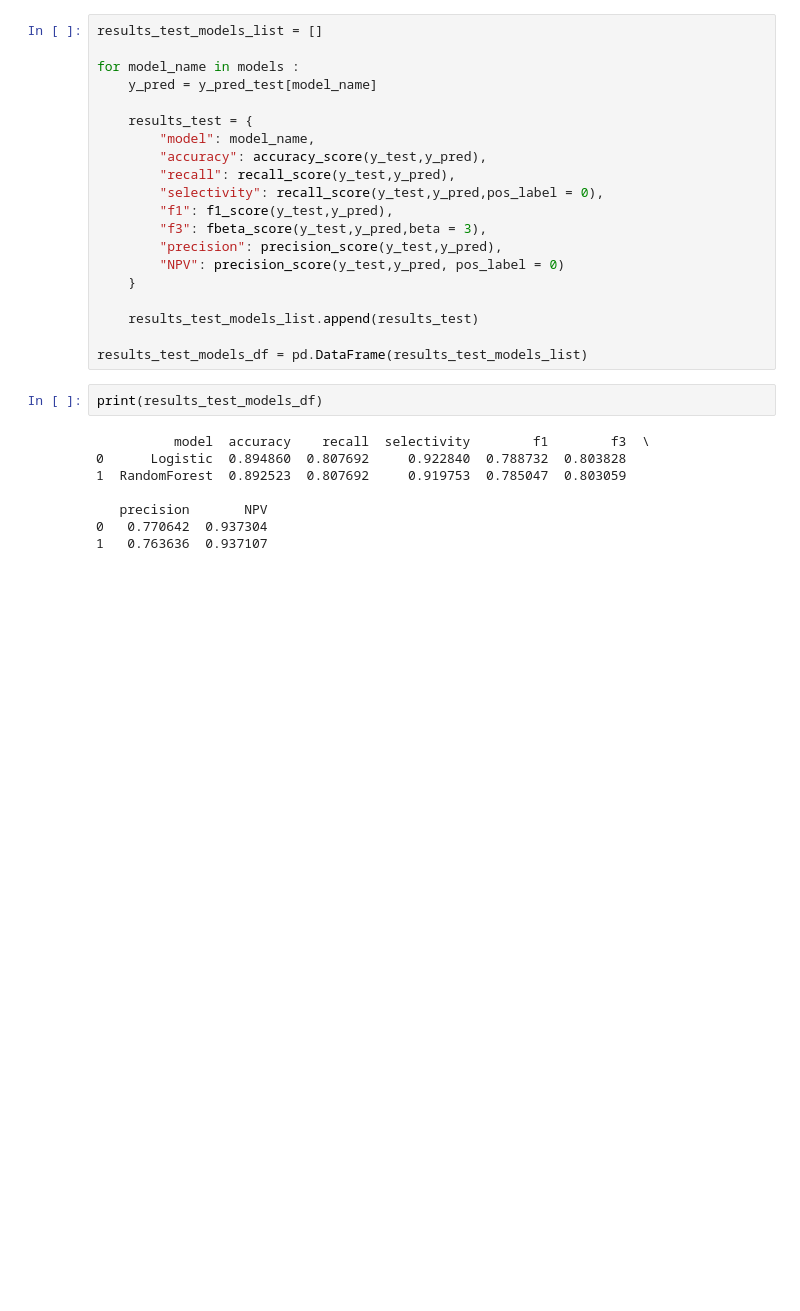
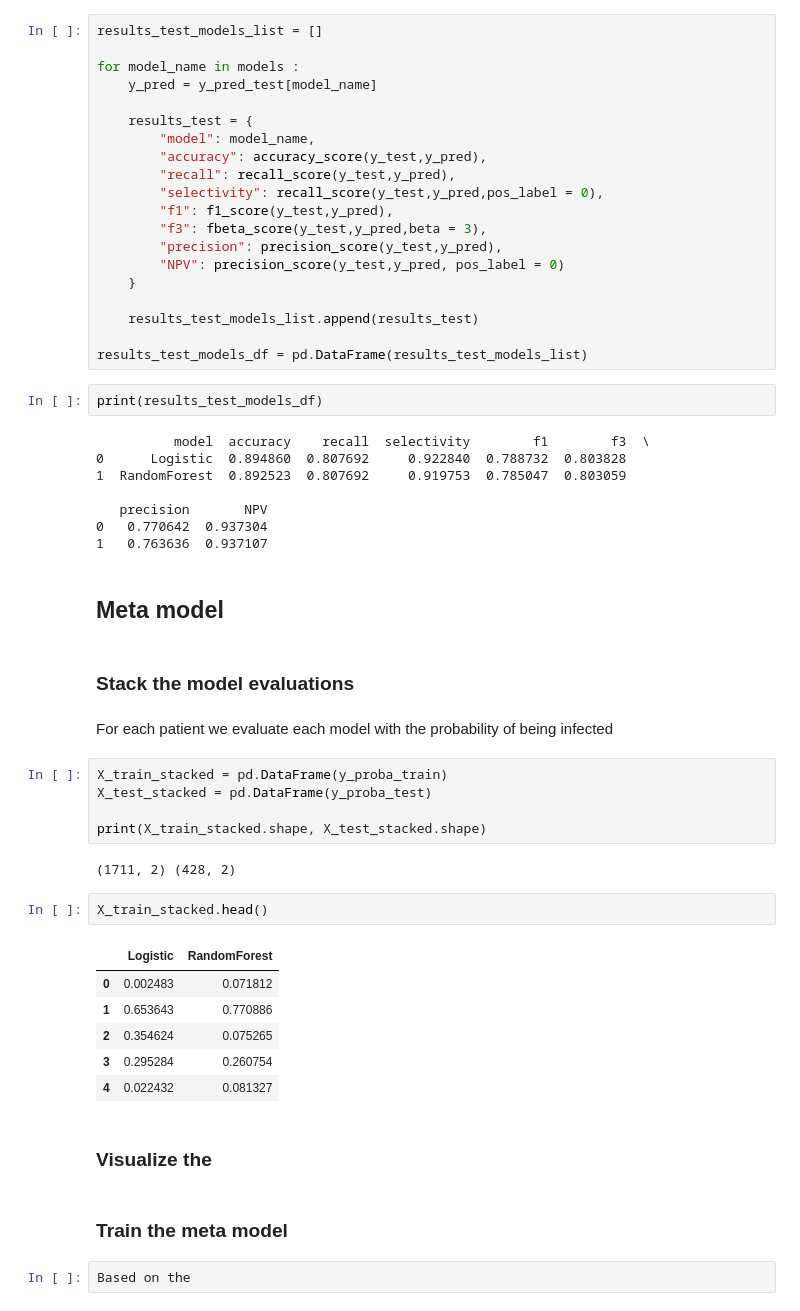
Before and after one commit to AlexanderBusa/ProgettoTeam2, a Jupyter notebook: meta_model.ipynb, the cells around one changed output. Cells and saved outputs as stored; diff of their text form; blank space fills up the shorter version.

Commit message:
create stacked meta data

```diff
--- a/meta_model.ipynb
+++ b/meta_model.ipynb
@@ -155,3 +155,31 @@ print(results_test_models_df)
    precision       NPV
 0   0.770642  0.937304
 1   0.763636  0.937107
+# %% [markdown]
+## Meta model
+# %% [markdown]
+### Stack the model evaluations
+# %% [markdown]
+For each patient we evaluate each model with the probability of being infected
+# %%
+X_train_stacked = pd.DataFrame(y_proba_train)
+X_test_stacked = pd.DataFrame(y_proba_test)
+
+print(X_train_stacked.shape, X_test_stacked.shape)
+# %% [output]
+(1711, 2) (428, 2)
+# %%
+X_train_stacked.head()
+# %% [output]
+|  | Logistic | RandomForest |
+| 0 | 0.002483 | 0.071812 |
+| 1 | 0.653643 | 0.770886 |
+| 2 | 0.354624 | 0.075265 |
+| 3 | 0.295284 | 0.260754 |
+| 4 | 0.022432 | 0.081327 |
+# %% [markdown]
+### Visualize the
+# %% [markdown]
+### Train the meta model
+# %%
+Based on the
```
